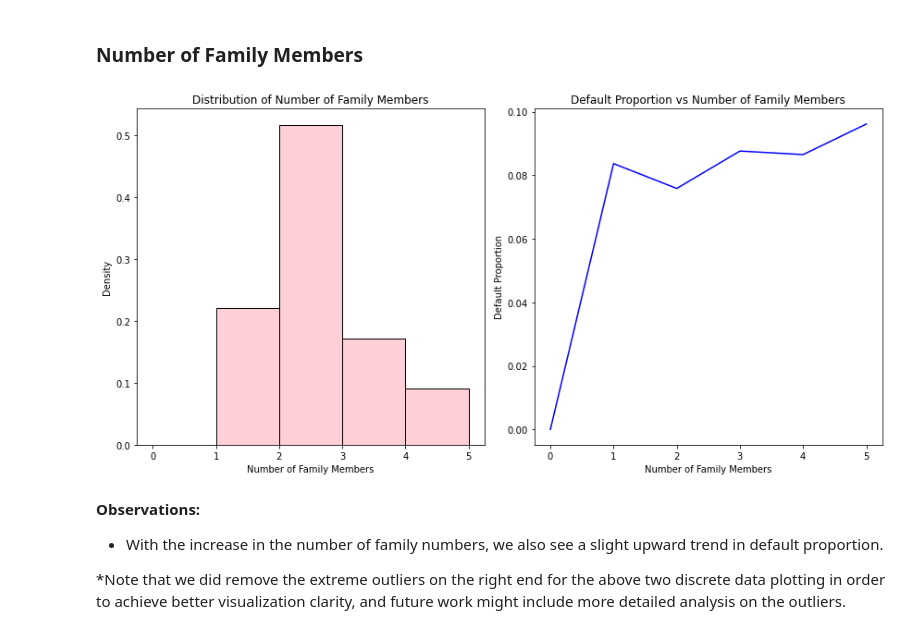
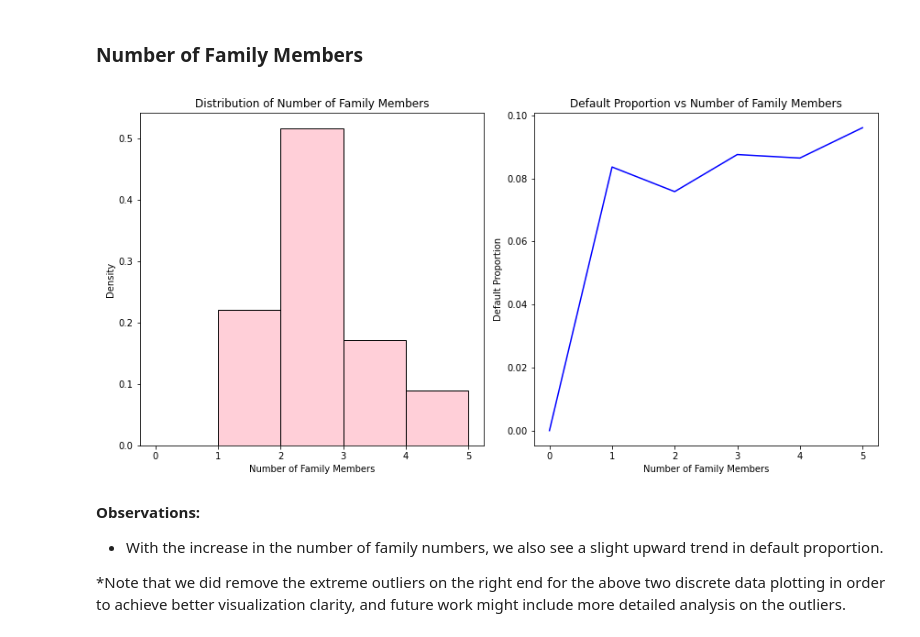
Before and after one commit to UCB-stat-159-s22/hw07-Group11, a Jupyter notebook: main.ipynb, the cells around one changed output. Cells and saved outputs as stored; diff of their text form; code cells hidden in the pictures.

```diff
--- a/main.ipynb
+++ b/main.ipynb
@@ -195,10 +165,9 @@ plt.show()
 # %% [markdown]
 ### Number of Family Members
 # %%
-pt.plot_default_in_numerical_discrete_group('CNT_FAM_MEMBERS', df, 'Number of Family Members')
-plt.show()
+Image("output/Number of Family Members.png")
 # %% [output]
-[figure, old version]
+[figure, new version]
 # %% [markdown]
 **Observations:**
 * With the increase in the number of family numbers, we also see a slight upward trend in default proportion.
```
Also changed, not shown: parts of 24 cells of this notebook, 10 other files.
